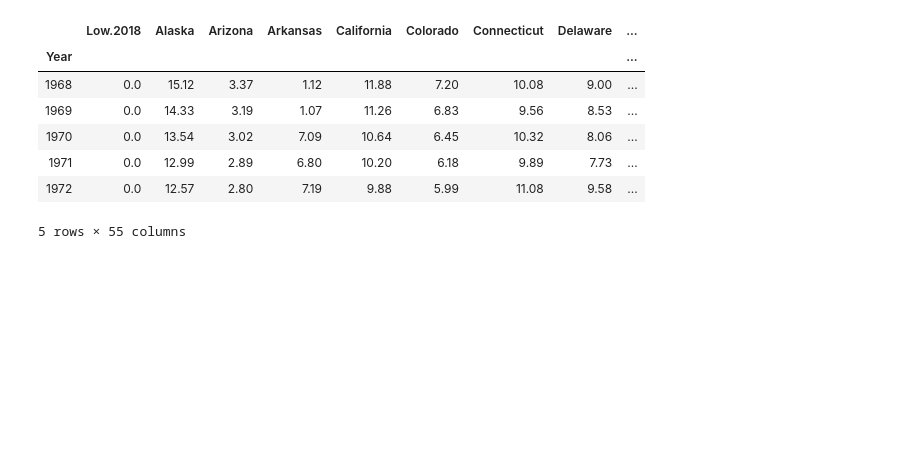
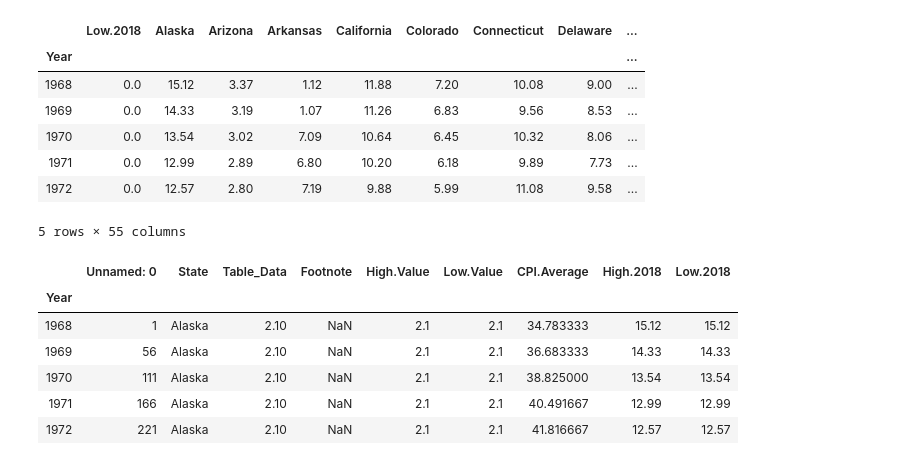
Before and after one commit to Sibin-Sibi/DataAnalysis_Pandas, a Jupyter notebook: Groupby/pandas3.ipynb, the cells around one changed output. Saved outputs shown, nothing was run; the diff lists cells and outputs as text; code cells hidden in the pictures; blank space fills up the shorter version.

Commit message:
Groupby final code created

```diff
--- a/Groupby/pandas3.ipynb
+++ b/Groupby/pandas3.ipynb
@@ -47,3 +47,14 @@ act_min_wage.head()
 | 1971 | 0.0 | 12.99 | 2.89 | 6.80 | 10.20 | 6.18 | 9.89 | 7.73 | ... |
 | 1972 | 0.0 | 12.57 | 2.80 | 7.19 | 9.88 | 5.99 | 11.08 | 9.58 | ... |
 5 rows × 55 columns
+# %%
+g = df.groupby("State")# grouping by state
+g.get_group("Alaska").set_index("Year").head()# to get a specific state by groupby
+# %% [output]
+|  | Unnamed: 0 | State | Table_Data | Footnote | High.Value | Low.Value | CPI.Average | High.2018 | Low.2018 |
+| Year |  |  |  |  |  |  |  |  |  |
+| 1968 | 1 | Alaska | 2.10 | NaN | 2.1 | 2.1 | 34.783333 | 15.12 | 15.12 |
+| 1969 | 56 | Alaska | 2.10 | NaN | 2.1 | 2.1 | 36.683333 | 14.33 | 14.33 |
+| 1970 | 111 | Alaska | 2.10 | NaN | 2.1 | 2.1 | 38.825000 | 13.54 | 13.54 |
+| 1971 | 166 | Alaska | 2.10 | NaN | 2.1 | 2.1 | 40.491667 | 12.99 | 12.99 |
+| 1972 | 221 | Alaska | 2.10 | NaN | 2.1 | 2.1 | 41.816667 | 12.57 | 12.57 |
```
Also changed, not shown: parts of 4 cells of this notebook.
